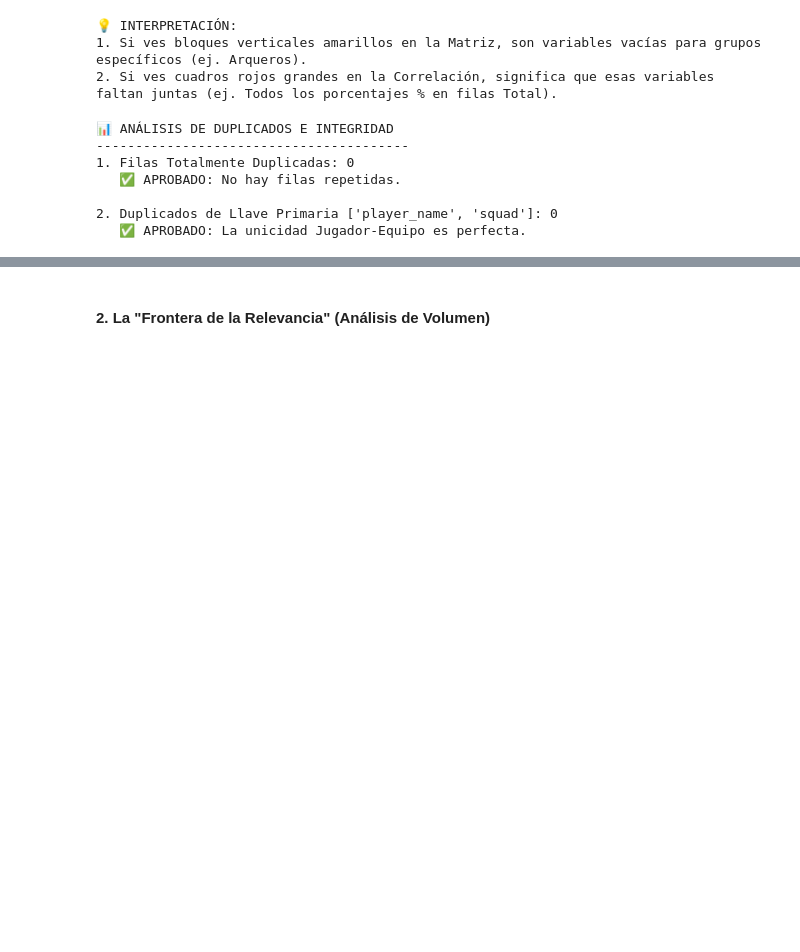
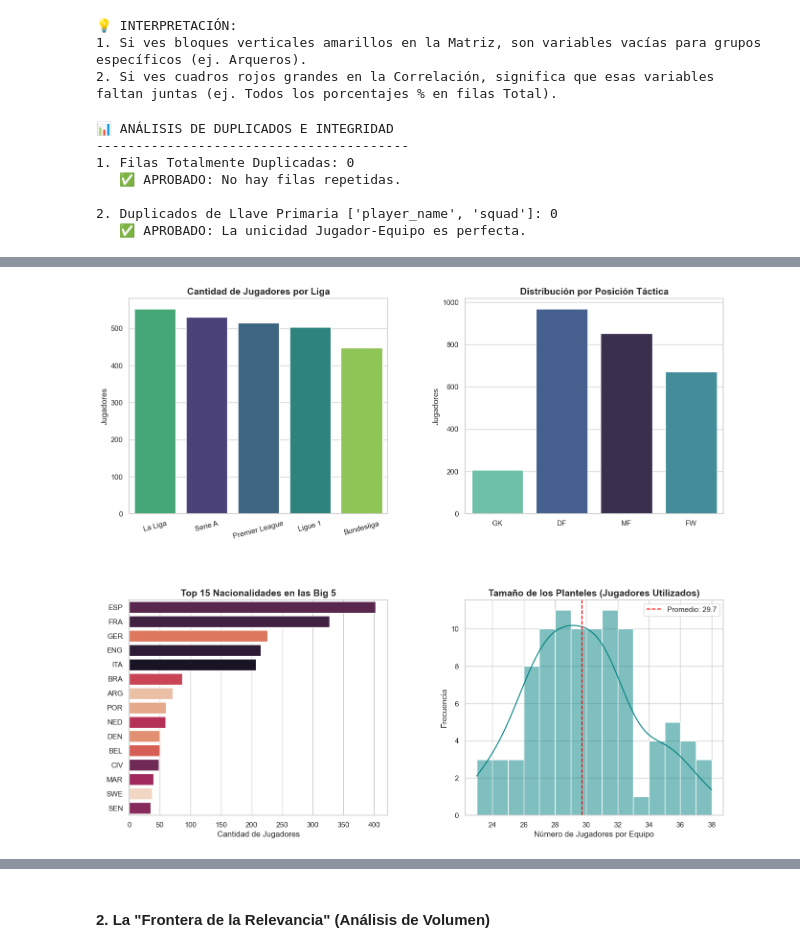
Before and after one commit to RDsanchez-git/Objetive_BallonDor, a Jupyter notebook: notebooks/01_eda_analysis.ipynb, the cells around one changed output, grey strips where cells are left out. Cells and saved outputs as stored; diff of their text form; code cells hidden in the pictures; blank space fills up the shorter version.

```diff
--- a/notebooks/01_eda_analysis.ipynb
+++ b/notebooks/01_eda_analysis.ipynb
@@ -558,0 +753,87 @@ else:
+# %%
+# ESTADÍSTICAS DESCRIPTIVAS POR LIGAS
+
+# 2. FILTRADO INTELIGENTE (LA CORRECCIÓN)
+# Queremos 1 fila por jugador. Si tiene 'Total', usamos esa. Si no, su única fila.
+# Ordenamos: team_order 0 (Total) va primero que 1, 2...
+df_sorted = df.sort_values(by=['player_name', 'team_order'], ascending=[True, True])
+df_unique = df_sorted.drop_duplicates(subset='player_name', keep='first').copy()
+
+# Filtramos Ligas Múltiples SOLO para el gráfico de ligas (para que no salga la barra "Multiple")
+# Pero mantenemos los datos del jugador (asignados a su liga principal si es posible, o los excluimos de ese gráfico específico)
+df_unique_leagues = df_unique[df_unique['league_id'] != 'Multiple']
+
+print(f"👥 Población Total Única: {len(df_unique)} jugadores")
+print(f"👥 Población para Análisis de Ligas: {len(df_unique_leagues)} jugadores")
+
+# Configuración Visual
+sns.set_theme(style="whitegrid")
+fig, axes = plt.subplots(2, 2, figsize=(16, 14))
+plt.subplots_adjust(hspace=0.4, wspace=0.3)
+
+# --- GRÁFICO 1: BALANCE DE LIGAS ---
+# Usamos el DF filtrado sin "Multiple"
+sns.countplot(
+    data=df_unique_leagues,
+    x='league_id',
+    hue='league_id',
+    palette='viridis',
+    ax=axes[0,0],
+    order=df_unique_leagues['league_id'].value_counts().index,
+    legend=False
+)
+axes[0,0].set_title('Cantidad de Jugadores por Liga', fontsize=14, fontweight='bold')
+axes[0,0].tick_params(axis='x', rotation=15)
+axes[0,0].set_xlabel('')
+axes[0,0].set_ylabel('Jugadores')
+
+# --- GRÁFICO 2: BALANCE DE POSICIONES ---
+sns.countplot(
+    data=df_unique,
+    x='main_position_group',
+    hue='main_position_group',
+    palette='mako',
+    ax=axes[0,1],
+    order=['GK', 'DF', 'MF', 'FW'],
+    legend=False
+)
+axes[0,1].set_title('Distribución por Posición Táctica', fontsize=14, fontweight='bold')
+axes[0,1].set_xlabel('')
+axes[0,1].set_ylabel('Jugadores')
+
+# --- GRÁFICO 3: MAPA DE PODER (NACIONALIDADES) ---
+top_nations = df_unique['nation'].value_counts().head(15).index
+sns.countplot(
+    data=df_unique[df_unique['nation'].isin(top_nations)],
+    y='nation',
+    hue='nation',
+    palette='rocket',
+    ax=axes[1,0],
+    order=top_nations,
+    legend=False
+)
+axes[1,0].set_title('Top 15 Nacionalidades en las Big 5', fontsize=14, fontweight='bold')
+axes[1,0].set_xlabel('Cantidad de Jugadores')
+axes[1,0].set_ylabel('')
+
+# --- GRÁFICO 4: TAMAÑO DE PLANTELES ---
+# Usamos el DF original para contar todos los jugadores que pasaron por un equipo
+squad_sizes = df['squad'].value_counts()
+# Filtramos el equipo ficticio "COMBINED"
+squad_sizes = squad_sizes[squad_sizes.index != 'COMBINED']
+
+sns.histplot(squad_sizes, bins=15, kde=True, color='teal', ax=axes[1,1])
+axes[1,1].set_title('Tamaño de los Planteles (Jugadores Utilizados)', fontsize=14, fontweight='bold')
+axes[1,1].set_xlabel('Número de Jugadores por Equipo')
+axes[1,1].set_ylabel('Frecuencia')
+axes[1,1].axvline(squad_sizes.mean(), color='red', linestyle='--', label=f'Promedio: {squad_sizes.mean():.1f}')
+axes[1,1].legend()
+
+plt.show()
+
+# --- DATOS CURIOSOS ---
+print("\n🔎 DATOS CURIOSOS:")
+print(f"- Equipo con más jugadores utilizados: {squad_sizes.idxmax()} ({squad_sizes.max()})")
+print(f"- Equipo con menos jugadores utilizados: {squad_sizes.idxmin()} ({squad_sizes.min()})")
+print(f"- Nacionalidad dominante: {df_unique['nation'].mode()[0]}")
+# %% [output]
@@ -558,0 +842 @@ else:
+[figure, added]
```
Also changed, not shown: parts of 9 cells of this notebook.
